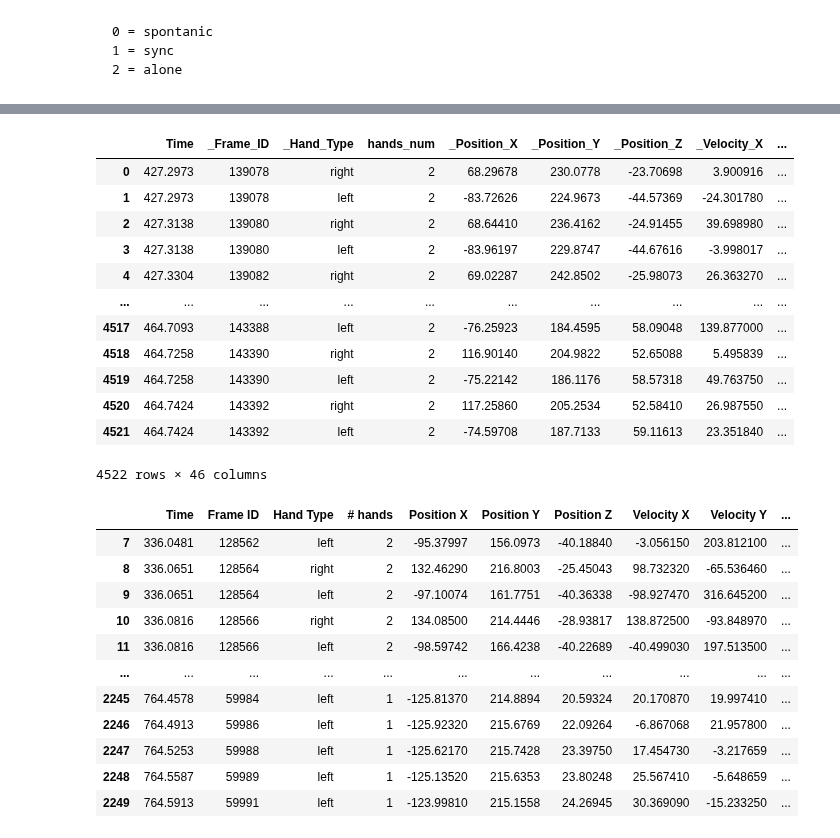
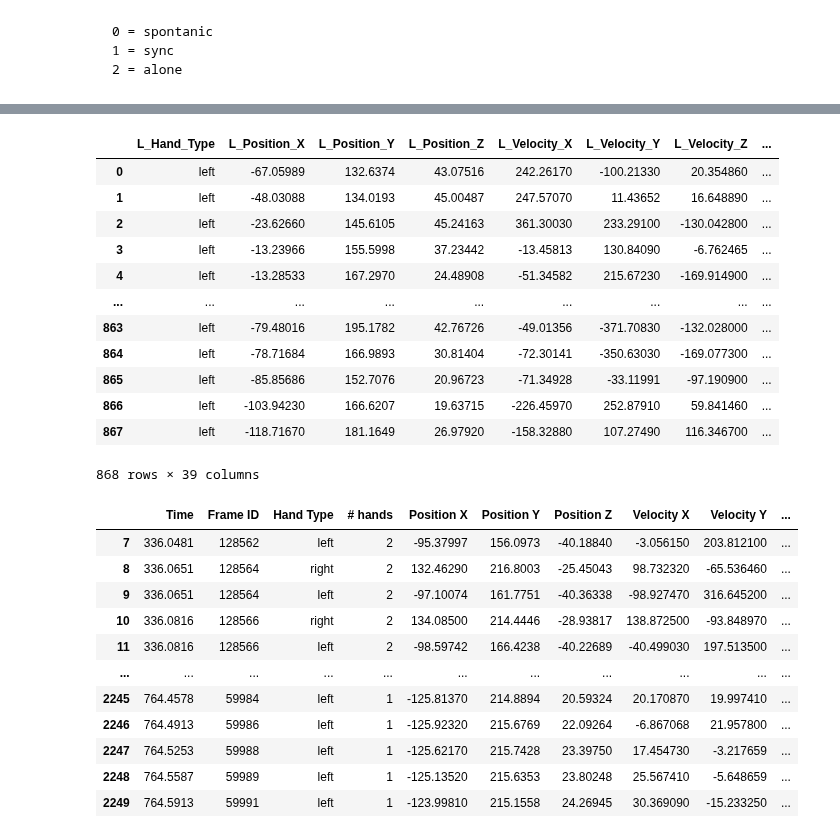
Before and after one commit to renanarimon/ML, a Jupyter notebook: a hands.ipynb, the cells around one changed output, grey strips where cells are left out. Cells and saved outputs as stored; diff of their text form; code cells hidden in the pictures.

```diff
--- a/a hands.ipynb
+++ b/a hands.ipynb
@@ -24,9 +24,6 @@ from sklearn.preprocessing import StandardScaler
 # %%
 def encode(path, num):
     df = pd.read_csv(path).iloc[8:,:]
-    for i in range(len(df)):
-        df['label']=num
-
 
     for col in df.columns:
         col1 = col.replace(" ", "_")
@@ -34,14 +31,25 @@ def encode(path, num):
 
     df = df.rename({'_#_hands': 'hands_num'}, axis=1)
 
-
     if(num != 2):
         df = df[df.hands_num == 2]
+        df = df.sort_values(by=['_Hand_Type'])
+        left, right =split(df)
     else:
-        df = df[df.hands_num == 1]
-    left, right =split(df)
-    rename(left, 'L')
-    rename(right, 'R')
+        left = df[df.hands_num == 1]
+        right = HandRight.iloc[8:,:]
+
+        if len(left)>len(right):
+            left = left.iloc[:len(right),:]
+        else:
+            right = right.iloc[:len(left),:]
+
+    left = rename(left, 'L')
+    right = rename(right, 'R')
     df = pd.concat([left, right], axis=1)
+    df = df.drop(['LTime', 'RTime', 'L_Frame_ID', 'R_Frame_ID', 'Lhands_num', 'Rhands_num'], axis=1)
+    df['label']=num
+    df = df[df.index % 5 == 0].reset_index(drop=True)
+
     return df
 # %%
@@ -84,22 +108,22 @@ result
 ev_spo = encode(r'Evyatar636771052727603804Spontan.csv',0)
 ev_sync = encode(r'Evyatar636771053639929594Sync.csv',1)
 ev_al = encode(r'Evyatar636771054555711409Alone.csv',2)
-# %%
-ev_sync
-# %% [output]
-|  | Time | _Frame_ID | _Hand_Type | hands_num | _Position_X | _Position_Y | _Position_Z | _Velocity_X | ... |
-| 0 | 427.2973 | 139078 | right | 2 | 68.29678 | 230.0778 | -23.70698 | 3.900916 | ... |
-| 1 | 427.2973 | 139078 | left | 2 | -83.72626 | 224.9673 | -44.57369 | -24.301780 | ... |
-| 2 | 427.3138 | 139080 | right | 2 | 68.64410 | 236.4162 | -24.91455 | 39.698980 | ... |
-| 3 | 427.3138 | 139080 | left | 2 | -83.96197 | 229.8747 | -44.67616 | -3.998017 | ... |
-| 4 | 427.3304 | 139082 | right | 2 | 69.02287 | 242.8502 | -25.98073 | 26.363270 | ... |
-| ... | ... | ... | ... | ... | ... | ... | ... | ... | ... |
-| 4517 | 464.7093 | 143388 | left | 2 | -76.25923 | 184.4595 | 58.09048 | 139.877000 | ... |
-| 4518 | 464.7258 | 143390 | right | 2 | 116.90140 | 204.9822 | 52.65088 | 5.495839 | ... |
-| 4519 | 464.7258 | 143390 | left | 2 | -75.22142 | 186.1176 | 58.57318 | 49.763750 | ... |
-| 4520 | 464.7424 | 143392 | right | 2 | 117.25860 | 205.2534 | 52.58410 | 26.987550 | ... |
-| 4521 | 464.7424 | 143392 | left | 2 | -74.59708 | 187.7133 | 59.11613 | 23.351840 | ... |
-4522 rows × 46 columns
+# %%
+ev_al
+# %% [output]
+|  | L_Hand_Type | L_Position_X | L_Position_Y | L_Position_Z | L_Velocity_X | L_Velocity_Y | L_Velocity_Z | ... |
+| 0 | left | -67.05989 | 132.6374 | 43.07516 | 242.26170 | -100.21330 | 20.354860 | ... |
+| 1 | left | -48.03088 | 134.0193 | 45.00487 | 247.57070 | 11.43652 | 16.648890 | ... |
+| 2 | left | -23.62660 | 145.6105 | 45.24163 | 361.30030 | 233.29100 | -130.042800 | ... |
+| 3 | left | -13.23966 | 155.5998 | 37.23442 | -13.45813 | 130.84090 | -6.762465 | ... |
+| 4 | left | -13.28533 | 167.2970 | 24.48908 | -51.34582 | 215.67230 | -169.914900 | ... |
+| ... | ... | ... | ... | ... | ... | ... | ... | ... |
+| 863 | left | -79.48016 | 195.1782 | 42.76726 | -49.01356 | -371.70830 | -132.028000 | ... |
+| 864 | left | -78.71684 | 166.9893 | 30.81404 | -72.30141 | -350.63030 | -169.077300 | ... |
+| 865 | left | -85.85686 | 152.7076 | 20.96723 | -71.34928 | -33.11991 | -97.190900 | ... |
+| 866 | left | -103.94230 | 166.6207 | 19.63715 | -226.45970 | 252.87910 | 59.841460 | ... |
+| 867 | left | -118.71670 | 181.1649 | 26.97920 | -158.32880 | 107.27490 | 116.346700 | ... |
+868 rows × 39 columns
 # %%
 #nofar
 nofar_spo = encode(r'Nofar636759795182793299Spontan.csv',0)
```
Also changed, not shown: parts of 10 cells of this notebook.
